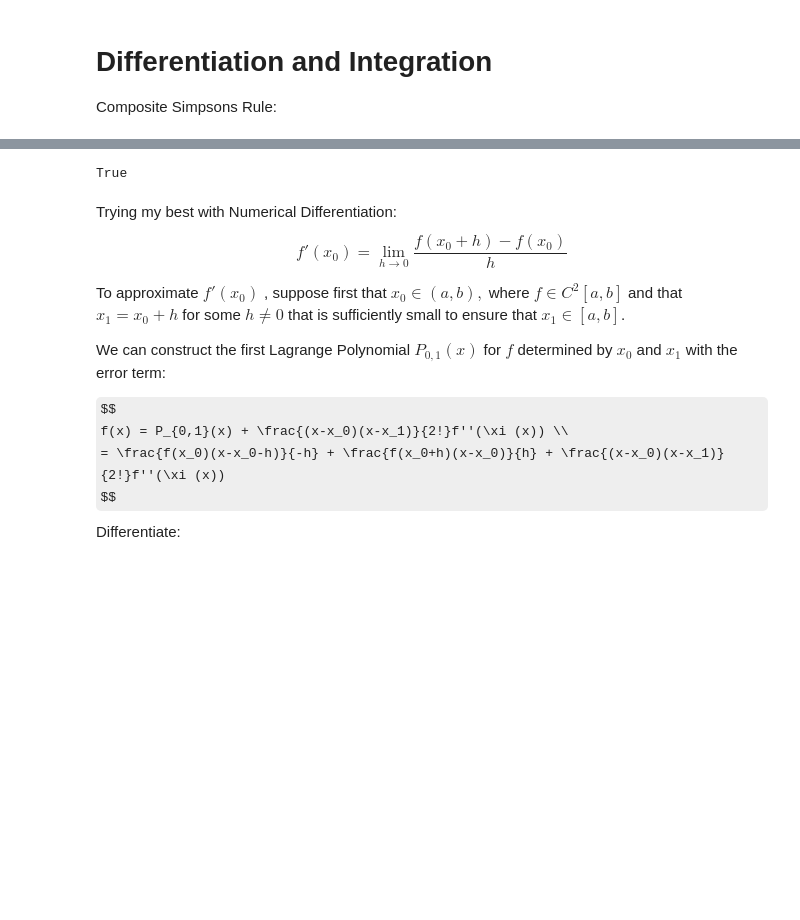
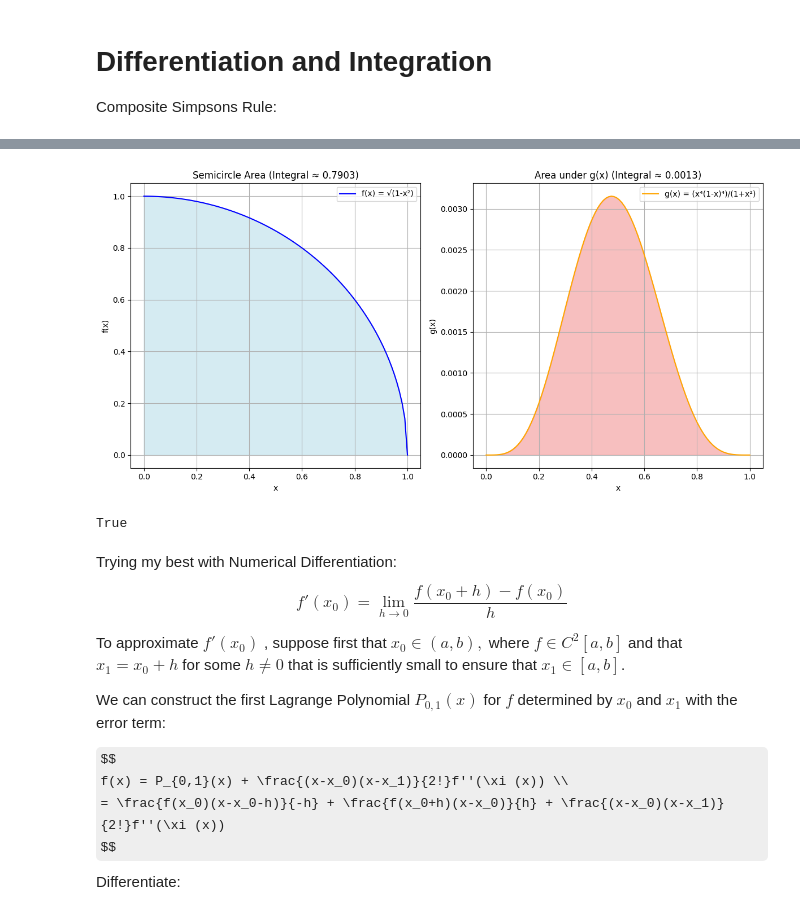
Before and after one commit to AshifulBhuiyan/NumericalAnalysis, a Jupyter notebook: NumericalMethods_Burden/Numerical_Analysis Ch4.ipynb, the cells around one changed output, grey strips where cells are left out. Drawn from its saved outputs; the diff is of its cells as text; code cells hidden in the pictures; some formulas as TeX source; blank space fills up the shorter version.

```diff
--- a/NumericalMethods_Burden/Numerical_Analysis Ch4.ipynb
+++ b/NumericalMethods_Burden/Numerical_Analysis Ch4.ipynb
@@ -30,3 +30,69 @@ def CSR(f, a, b, N):
+# %%
+import numpy as np
+import matplotlib.pyplot as plt
+
+# Functions to integrate
+def f(x):
+    return np.sqrt(1 - (x)**2)  # semicircle
+
+def g(x):
+    return (x**4 * (1 - x)**4 / (1 + x**2))
+
+# Composite Simpson's Rule
+def CSR(func, a, b, N):
+    h = (b - a) / N
+    XI0 = func(a) + func(b)
+    XI1 = 0
+    XI2 = 0
+    for i in range(N - 1):
+        X = a + i * h
+        if i % 2 == 0:
+            XI2 += func(X)
+        else:
+            XI1 += func(X)
+    XI = h * (XI0 + 2 * XI2 + 4 * XI1) / 3
+    return XI
+
+# Integration parameters
+a, b = 0, 1  # Interval
+N = 10  # Number of subintervals (must be even for Simpson's Rule)
+
+# Calculate the approximate integral
+integral_f = CSR(f, a, b, N)
+integral_g = CSR(g, a, b, N)
+
+# Visualization of f(x) (semicircle)
+x_values = np.linspace(a, b, 100)
+y_values = f(x_values)
+
+plt.figure(figsize=(12, 6))
+
+# Semicircle function
+plt.subplot(1, 2, 1)
+plt.plot(x_values, y_values, label='f(x) = √(1-x²)', color='blue')
+plt.fill_between(x_values, 0, y_values, where=(x_values >= a) & (x_values <= b), color='lightblue', alpha=0.5)
+plt.title(f'Semicircle Area (Integral ≈ {integral_f:.4f})')
+plt.xlabel('x')
+plt.ylabel('f(x)')
+plt.legend()
+plt.grid()
+
+# Function g(x)
+y_values_g = g(x_values)
+
+plt.subplot(1, 2, 2)
+plt.plot(x_values, y_values_g, label='g(x) = (x⁴(1-x)⁴)/(1+x²)', color='orange')
+plt.fill_between(x_values, 0, y_values_g, where=(x_values >= a) & (x_values <= b), color='lightcoral', alpha=0.5)
+plt.title(f'Area under g(x) (Integral ≈ {integral_g:.4f})')
+plt.xlabel('x')
+plt.ylabel('g(x)')
+plt.legend()
+plt.grid()
+
+plt.tight_layout()
+plt.show()
+# %% [output]
+[figure, added]
 # %%
 CSR(g, 0,1, 5000)+np.pi==22/7
 # %% [output]
```
Also changed, not shown: parts of 8 cells of this notebook, 27 other files.
